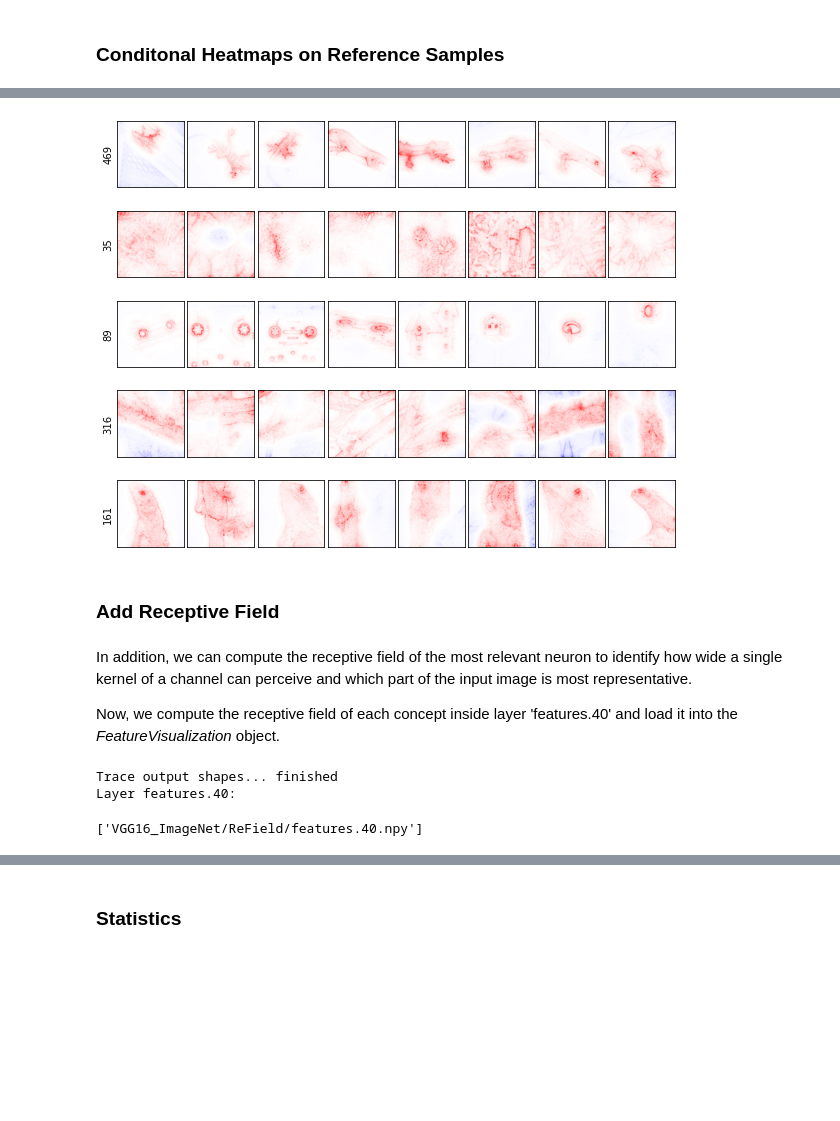
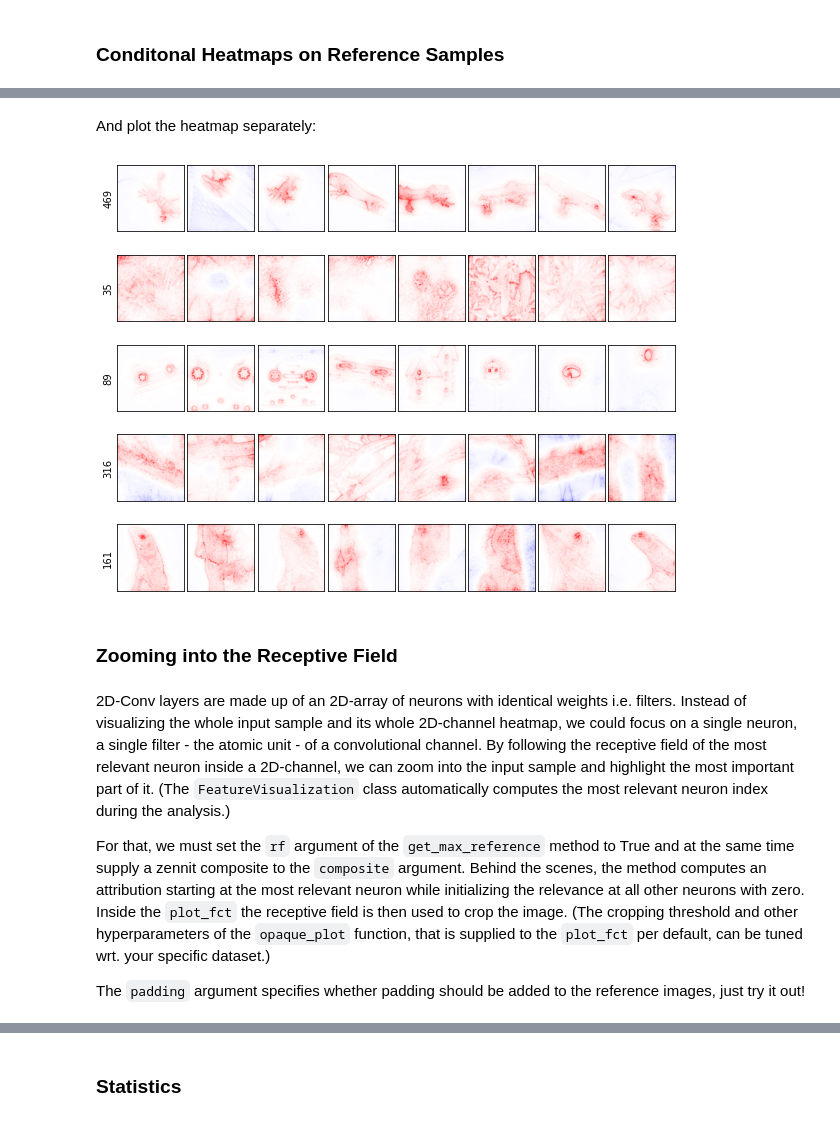
Before and after one commit to rachtibat/zennit-crp, a Jupyter notebook: tutorials/feature_visualization.ipynb, the cells around one changed output, grey strips where cells are left out. Cells and saved outputs as stored; diff of their text form; code cells hidden in the pictures; blank space fills up the shorter version.

```diff
--- a/tutorials/feature_visualization.ipynb
+++ b/tutorials/feature_visualization.ipynb
@@ -72,4 +71,4 @@ That's it! Now run the analysis or skip by importing the analysis results for la
 # %%
 # it will take approximately 25 min on a Titan RXT
-#saved_files = fv.run(composite, 0, len(imagenet_data), 32, 100)
+saved_files = fv.run(composite, 0, len(imagenet_data), 32, 100)
 # %% [markdown]
@@ -90,12 +100,14 @@ To achieve this, we set the `heatmap` parameter to True and supply a `composite`
+# %%
+def get_heatmap(sample: torch.Tensor, heatmap: torch.Tensor, rf: bool):
+
+    return heatmap.cpu().numpy()
+# %% [markdown]
+And plot the heatmap separately:
 # %%
-ref_c = fv.get_max_reference([469, 35, 89, 316, 161], "features.40", "relevance", (0, 8), heatmap=True, composite=composite)
+ref_c = fv.get_max_reference([469, 35, 89, 316, 161], "features.40", "relevance", (0, 8), composite=composite, plot_fct=get_heatmap)
 
-plot_grid(ref_c, cmap="bwr", symmetric=True, figsize=(10, 8), padding=False, resize=False)
+plot_grid(ref_c, cmap="bwr", symmetric=True, figsize=(10, 8))
 # %% [output]
-[figure, old version]
+[figure, new version]
 # %% [markdown]
-### Add Receptive Field
+### Zooming into the Receptive Field
-# %% [markdown]
-In addition, we can compute the receptive field of the most relevant neuron to identify how wide a single kernel of a channel can perceive and which part of the input image is most representative.
-
-Now, we compute the receptive field of each concept inside layer 'features.40' and load it into the _FeatureVisualization_ object.
@@ -110,8 +114,8 @@ rf = ReceptiveField(attribution, single_sample, path="VGG16_ImageNet")
-# %%
-saved_files = rf.run({"features.40": cc}, canonizers)
-print(saved_files)
-# %% [output]
-Trace output shapes... finished
-Layer features.40:
-['VGG16_ImageNet/ReField/features.40.npy']
+# %% [markdown]
+2D-Conv layers are made up of an 2D-array of neurons with identical weights i.e. filters.
+Instead of visualizing the whole input sample and its whole 2D-channel heatmap, we could focus on a single neuron, a single filter - the atomic unit - of a convolutional channel. By following the receptive field of the most relevant neuron inside a 2D-channel, we can zoom into the input sample and highlight the most important part of it. (The `FeatureVisualization` class automatically computes the most relevant neuron index during the analysis.)
+
+For that, we must set the `rf` argument of the `get_max_reference` method to True and at the same time supply a zennit composite to the `composite` argument. Behind the scenes, the method computes an attribution starting at the most relevant neuron while initializing the relevance at all other neurons with zero. Inside the `plot_fct` the receptive field is then used to crop the image. (The cropping threshold and other hyperparameters of the `opaque_plot` function, that is supplied to the `plot_fct` per default, can be tuned wrt. your specific dataset.)
+
+The `padding` argument specifies whether padding should be added to the reference images, just try it out!
 # %%
```
Also changed, not shown: parts of 29 cells of this notebook, 1 other file.
